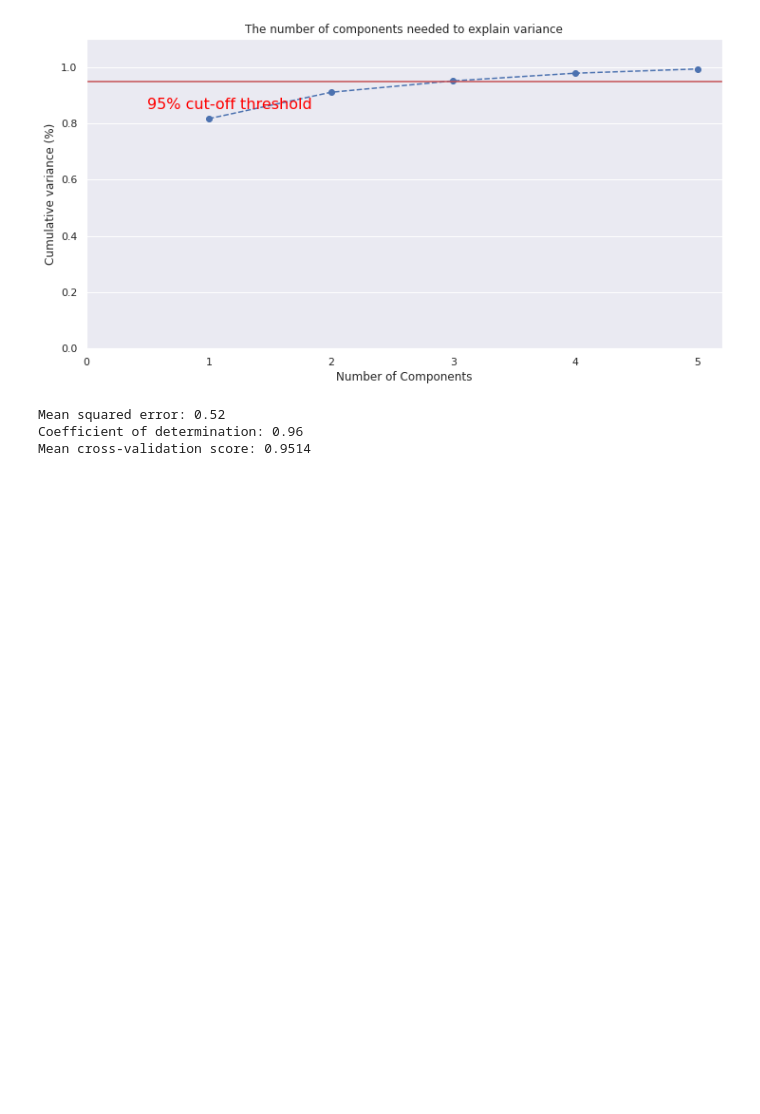
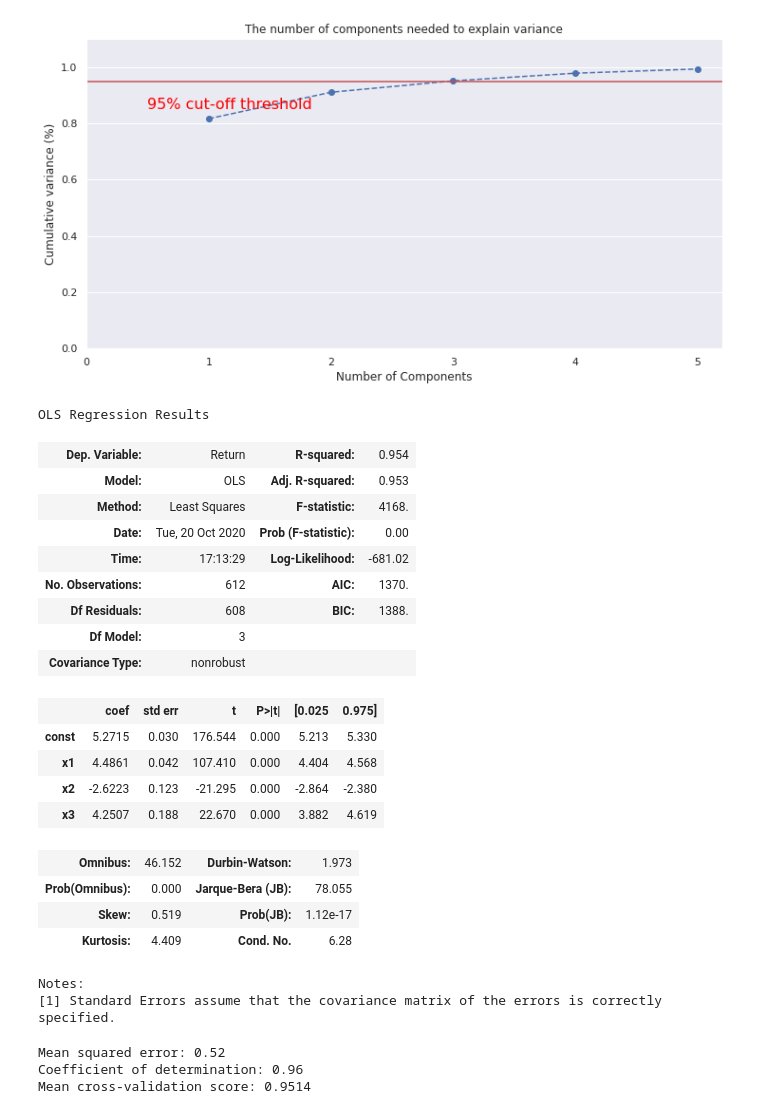
Before and after one commit to tamarakatic/financial-prediction, a Jupyter notebook: notebooks/Predicting Financial Market Returns.ipynb, the cells around one changed output. Drawn from its saved outputs; the diff is of its cells as text; code cells hidden in the pictures; blank space fills up the shorter version.

```diff
--- a/notebooks/Predicting Financial Market Returns.ipynb
+++ b/notebooks/Predicting Financial Market Returns.ipynb
@@ -327,6 +332,32 @@ plt.show()
 [figure]
 # %%
 pca, X_train_pca, X_test_pca = transform_features(3) # try with 3 components
+# %%
+X_train_sm = sm.add_constant(X_train_pca)
+model = sm.OLS(y_train, X_train_sm).fit()
+model.summary()
+# %% [output]
+OLS Regression Results
+| Dep. Variable: | Return | R-squared: | 0.954 |
+| Model: | OLS | Adj. R-squared: | 0.953 |
+| Method: | Least Squares | F-statistic: | 4168. |
+| Date: | Tue, 20 Oct 2020 | Prob (F-statistic): | 0.00 |
+| Time: | 17:13:29 | Log-Likelihood: | -681.02 |
+| No. Observations: | 612 | AIC: | 1370. |
+| Df Residuals: | 608 | BIC: | 1388. |
+| Df Model: | 3 |  |  |
+| Covariance Type: | nonrobust |  |  |
+|  | coef | std err | t | P>|t| | [0.025 | 0.975] |
+| const | 5.2715 | 0.030 | 176.544 | 0.000 | 5.213 | 5.330 |
+| x1 | 4.4861 | 0.042 | 107.410 | 0.000 | 4.404 | 4.568 |
+| x2 | -2.6223 | 0.123 | -21.295 | 0.000 | -2.864 | -2.380 |
+| x3 | 4.2507 | 0.188 | 22.670 | 0.000 | 3.882 | 4.619 |
+| Omnibus: | 46.152 | Durbin-Watson: | 1.973 |
+| Prob(Omnibus): | 0.000 | Jarque-Bera (JB): | 78.055 |
+| Skew: | 0.519 | Prob(JB): | 1.12e-17 |
+| Kurtosis: | 4.409 | Cond. No. | 6.28 |
+Notes:
+[1] Standard Errors assume that the covariance matrix of the errors is correctly specified.
 # %%
 lr = LinearRegression().fit(X_train_pca, y_train)
 y_pred = lr.predict(X_test_pca)
```
Also changed, not shown: parts of 8 cells of this notebook.
